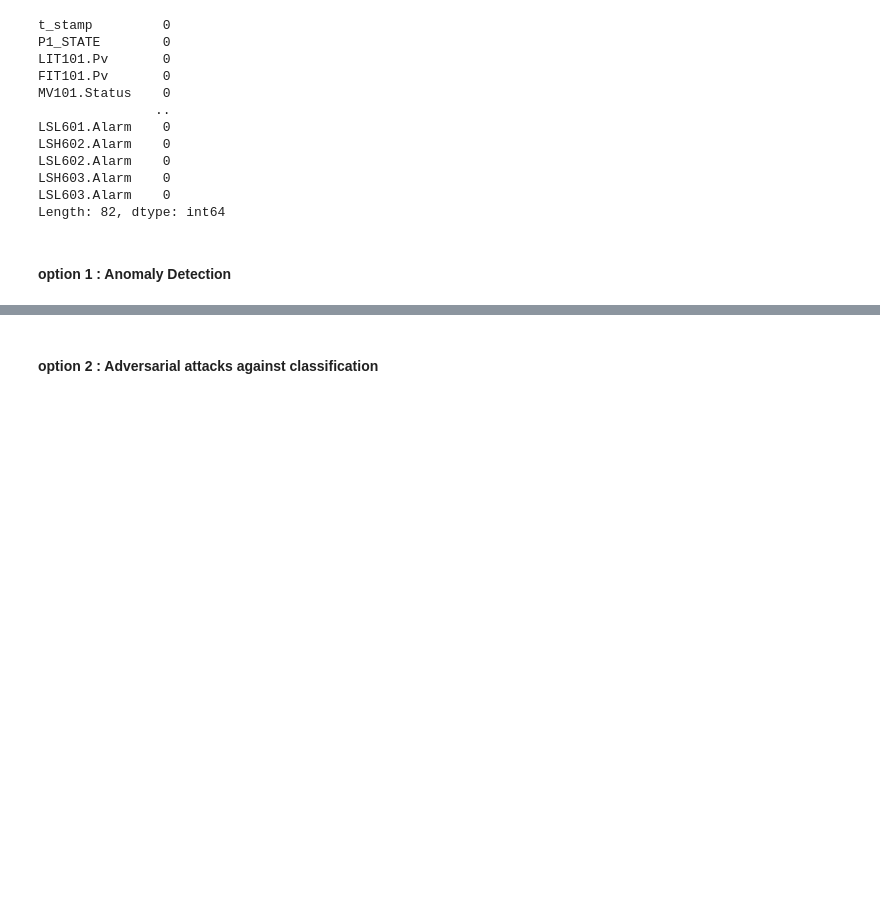
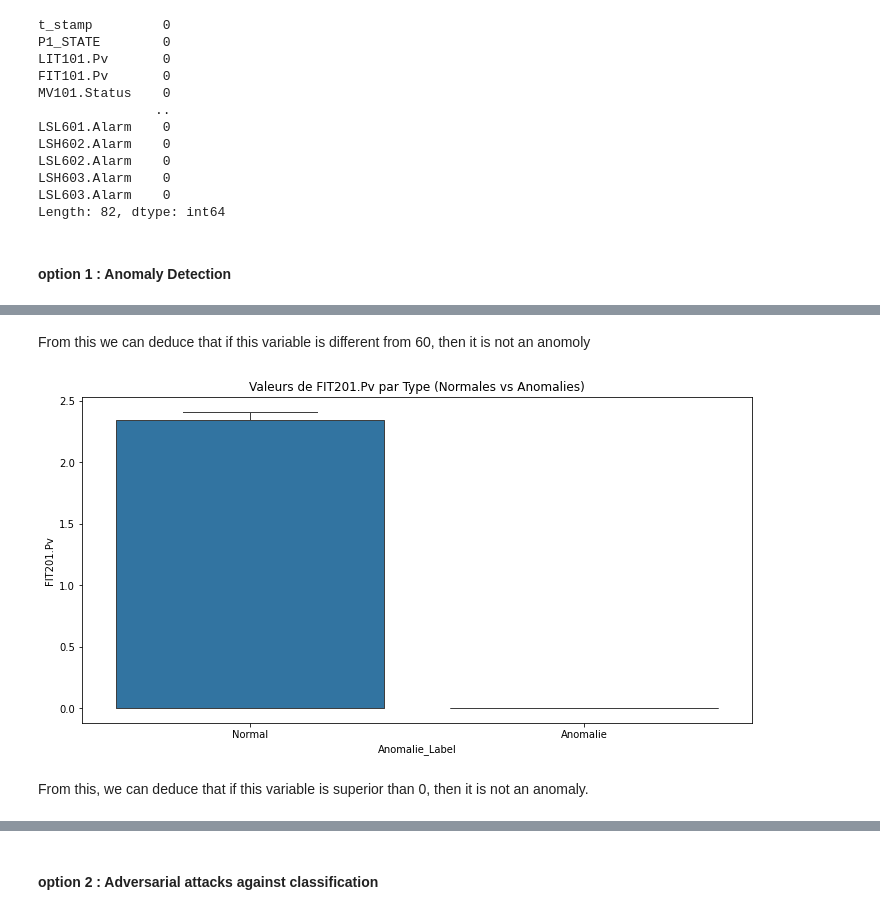
Before and after one commit to Fahol0/cyberml_projet, a Jupyter notebook: notebook.ipynb, the cells around one changed output, grey strips where cells are left out. Cells and saved outputs as stored; diff of their text form; code cells hidden in the pictures; blank space fills up the shorter version.

```diff
--- a/notebook.ipynb
+++ b/notebook.ipynb
@@ -168,0 +174,11 @@ ValueError: Could not interpret value `Feature1` for `y`. An entry with this nam
+# %% [markdown]
+From this we can deduce that if this variable is different from 60, then it is not an anomoly
+# %%
+plt.figure(figsize=(12, 6))
+sns.boxplot(x='Anomalie_Label', y='FIT201.Pv', data=df)
+plt.title("Valeurs de FIT201.Pv par Type (Normales vs Anomalies)")
+plt.show()
+# %% [output]
+[figure, added]
+# %% [markdown]
+From this, we can deduce that if this variable is superior than 0, then it is not an anomaly.
```
Also changed, not shown: parts of 17 cells of this notebook.
